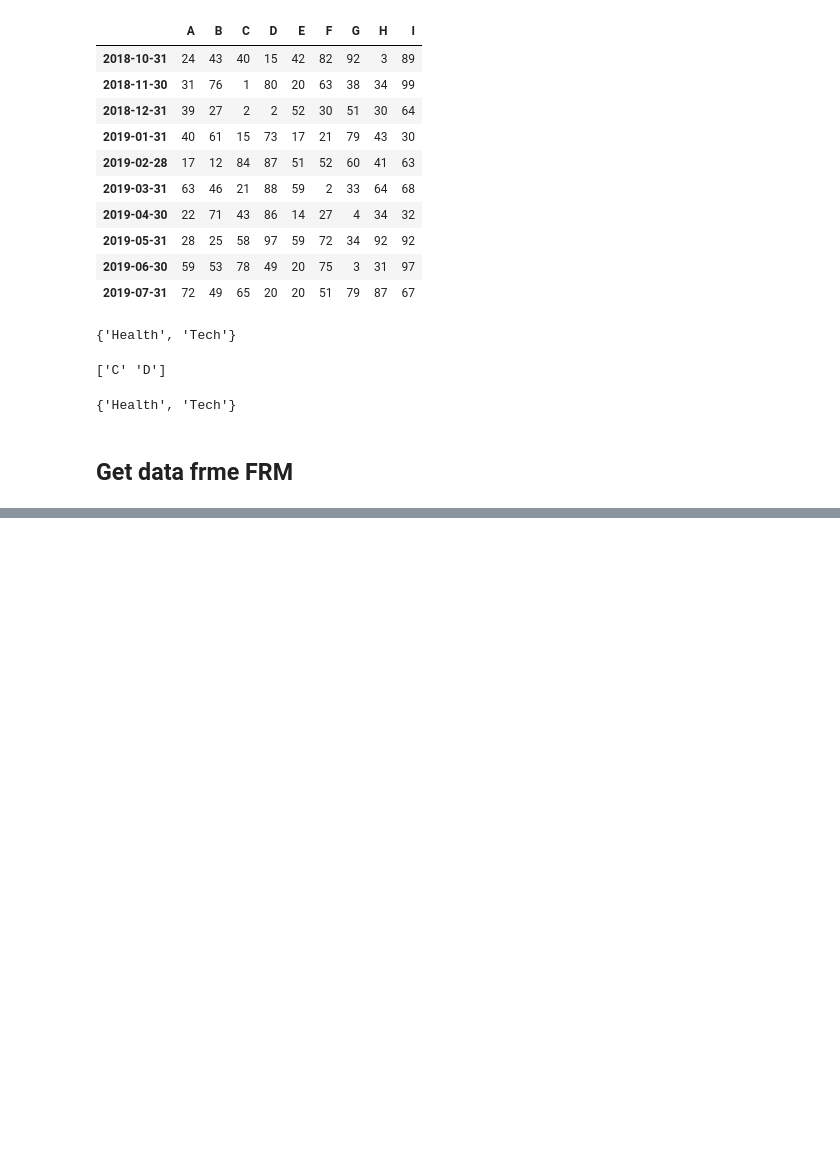
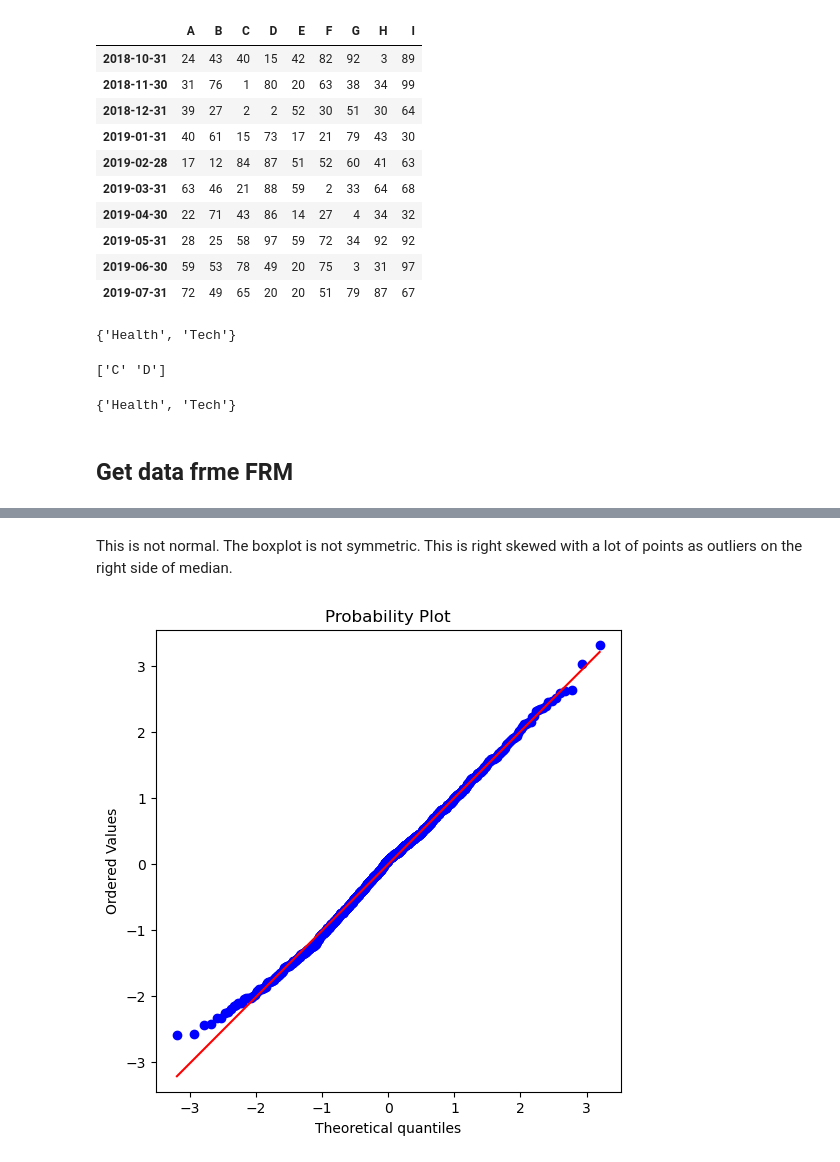
Before and after one commit to ansingh16/AI_for_trading, a Jupyter notebook: Practice/Basic concepts.ipynb, the cells around one changed output, grey strips where cells are left out. Cells and saved outputs as stored; diff of their text form; code cells hidden in the pictures; blank space fills up the shorter version.

```diff
--- a/Practice/Basic concepts.ipynb
+++ b/Practice/Basic concepts.ipynb
@@ -431,0 +476,8 @@ def get_jsonparsed_data(ticker,start_date,end_date):
+# %% [markdown]
+This is not normal. The boxplot is not symmetric. This is right skewed with a lot of points as outliers on the right side of median.
+# %%
+# Q-Q plot of normally-distributed sample
+plt.figure(figsize=(6, 6)); plt.axis('equal')
+stats.probplot(sample_a, dist='norm', plot=plt);
+# %% [output]
+[figure, added]
```
Also changed, not shown: parts of 25 cells of this notebook.
